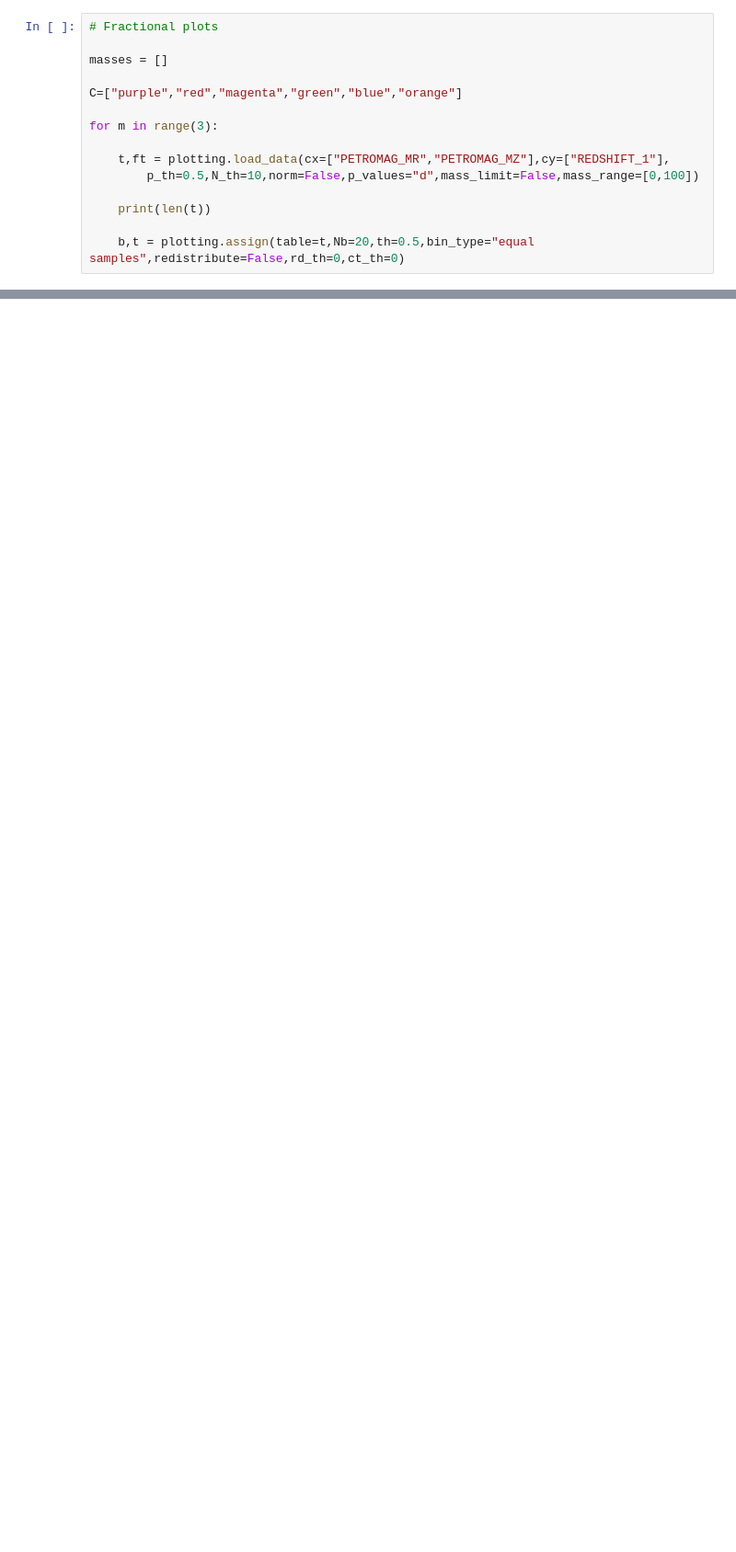
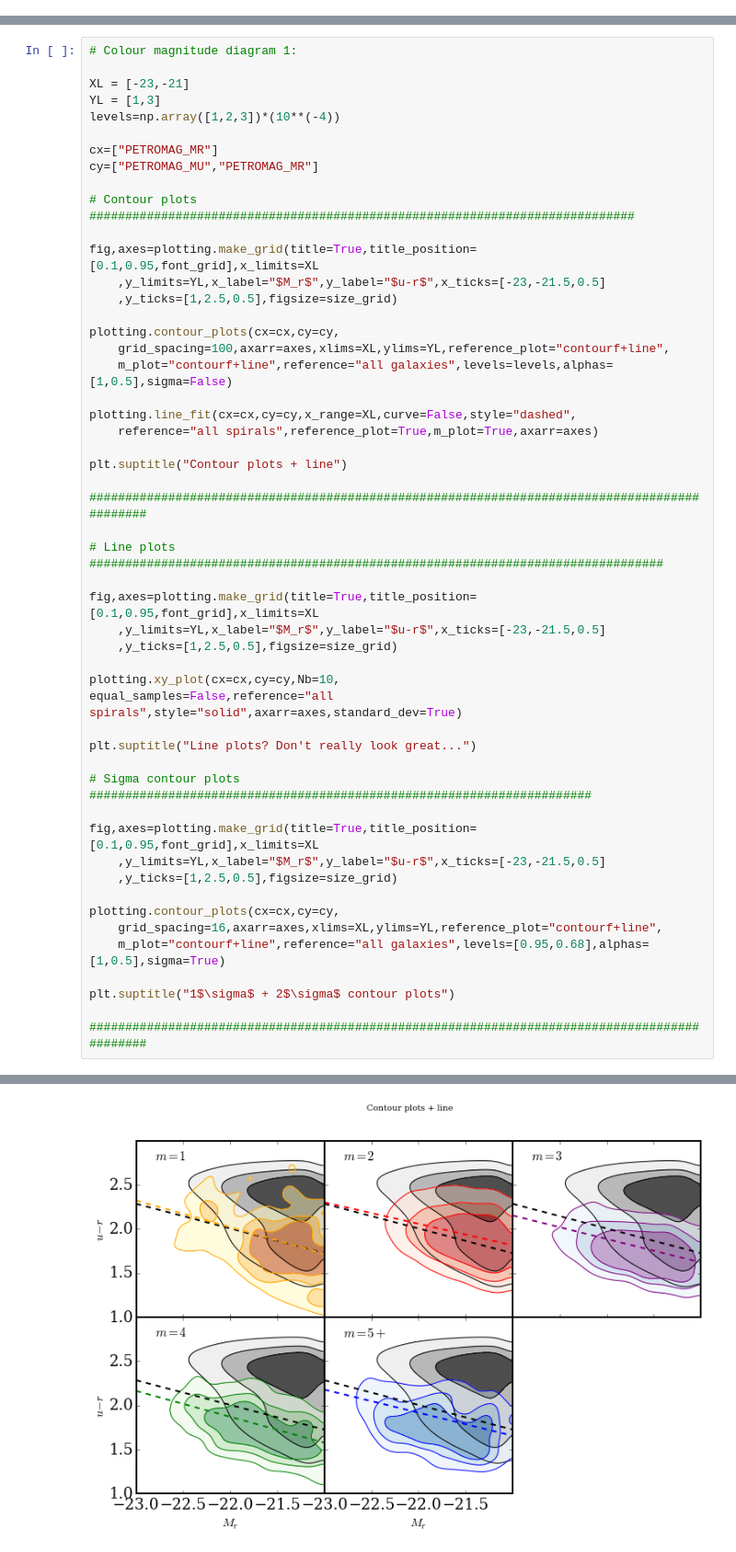
Before and after one commit to bamford/Debiasing-testing, a Jupyter notebook: Plotting_code_notebooks/all_plots.ipynb, the cells around one changed output, grey strips where cells are left out. Shown at 92% size. Cells and saved outputs as stored; diff of their text form; blank space fills up the shorter version.

Commit message:
Added an SFH notebook and a notebook w. different plot types

```diff
--- a/Plotting_code_notebooks/all_plots.ipynb
+++ b/Plotting_code_notebooks/all_plots.ipynb
@@ -250,15 +23,0 @@ m = ct:190
-# %%
-# Fractional plots
-
-masses = []
-
-C=["purple","red","magenta","green","blue","orange"]
-
-for m in range(3):
-
-    t,ft = plotting.load_data(cx=["PETROMAG_MR","PETROMAG_MZ"],cy=["REDSHIFT_1"],
-        p_th=0.5,N_th=10,norm=False,p_values="d",mass_limit=False,mass_range=[0,100])
-
-    print(len(t))
-
-    b,t = plotting.assign(table=t,Nb=20,th=0.5,bin_type="equal samples",redistribute=False,rd_th=0,ct_th=0)
@@ -354,0 +24,52 @@ m = ct:464
+# %%
+# Colour magnitude diagram 1:
+
+XL = [-23,-21]
+YL = [1,3]
+levels=np.array([1,2,3])*(10**(-4))
+
+cx=["PETROMAG_MR"]
+cy=["PETROMAG_MU","PETROMAG_MR"]
+
+# Contour plots ############################################################################
+
+fig,axes=plotting.make_grid(title=True,title_position=[0.1,0.95,font_grid],x_limits=XL
+    ,y_limits=YL,x_label="$M_r$",y_label="$u-r$",x_ticks=[-23,-21.5,0.5]
+    ,y_ticks=[1,2.5,0.5],figsize=size_grid)
+
+plotting.contour_plots(cx=cx,cy=cy,
+    grid_spacing=100,axarr=axes,xlims=XL,ylims=YL,reference_plot="contourf+line",
+    m_plot="contourf+line",reference="all galaxies",levels=levels,alphas=[1,0.5],sigma=False)
+
+plotting.line_fit(cx=cx,cy=cy,x_range=XL,curve=False,style="dashed",
+    reference="all spirals",reference_plot=True,m_plot=True,axarr=axes)
+
+plt.suptitle("Contour plots + line")
+
+#############################################################################################
+
+# Line plots ################################################################################
+
+fig,axes=plotting.make_grid(title=True,title_position=[0.1,0.95,font_grid],x_limits=XL
+    ,y_limits=YL,x_label="$M_r$",y_label="$u-r$",x_ticks=[-23,-21.5,0.5]
+    ,y_ticks=[1,2.5,0.5],figsize=size_grid)
+
+plotting.xy_plot(cx=cx,cy=cy,Nb=10,
+equal_samples=False,reference="all spirals",style="solid",axarr=axes,standard_dev=True)
+
+plt.suptitle("Line plots? Don't really look great...")
+
+# Sigma contour plots ######################################################################
+
+fig,axes=plotting.make_grid(title=True,title_position=[0.1,0.95,font_grid],x_limits=XL
+    ,y_limits=YL,x_label="$M_r$",y_label="$u-r$",x_ticks=[-23,-21.5,0.5]
+    ,y_ticks=[1,2.5,0.5],figsize=size_grid)
+
+plotting.contour_plots(cx=cx,cy=cy,
+    grid_spacing=16,axarr=axes,xlims=XL,ylims=YL,reference_plot="contourf+line",
+    m_plot="contourf+line",reference="all galaxies",levels=[0.95,0.68],alphas=[1,0.5],sigma=True)
+
+plt.suptitle("1$\sigma$ + 2$\sigma$ contour plots")
+
+#############################################################################################
+# %% [output]
@@ -354,0 +77 @@ m = ct:464
+[figure, added]
```
Also changed, not shown: parts of 18 cells of this notebook, 17 other files.
